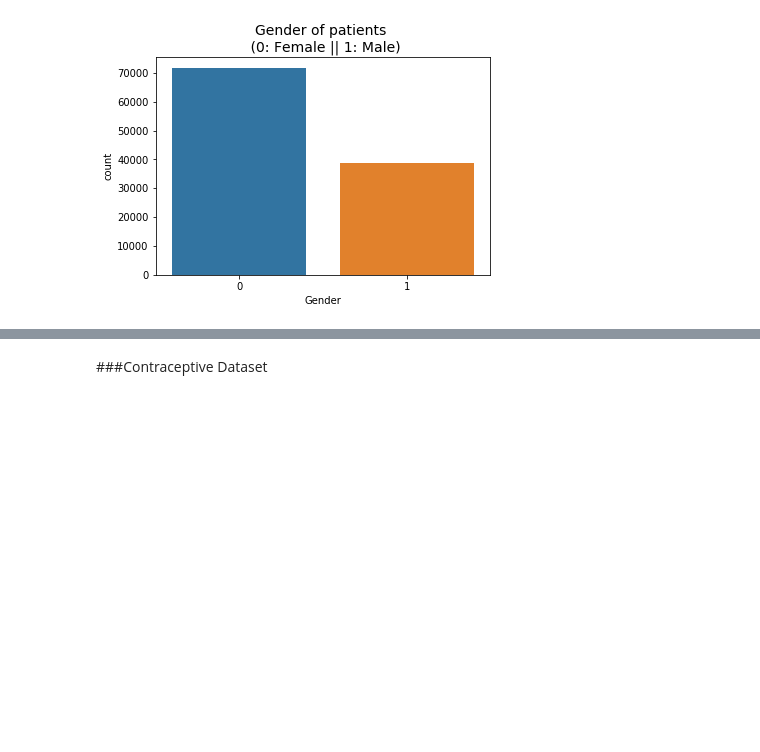
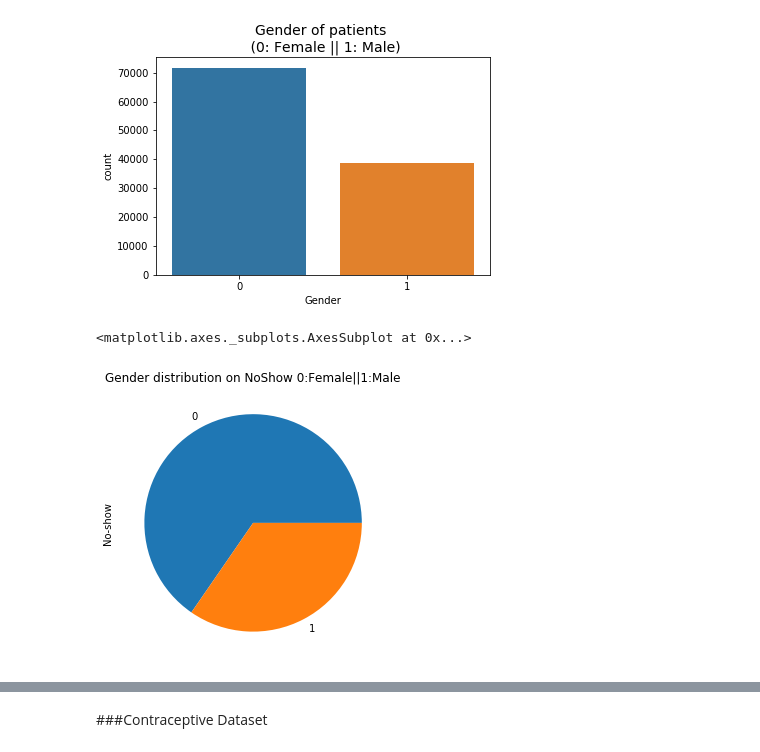
Before and after one commit to thiviyan98/ThiviyanNanthakumarCE888, a Jupyter notebook: Assignment1/Assignment1.ipynb, the cells around one changed output, grey strips where cells are left out. Saved outputs shown, nothing was run; the diff lists cells and outputs as text; code cells hidden in the pictures; blank space fills up the shorter version.

```diff
--- a/Assignment1/Assignment1.ipynb
+++ b/Assignment1/Assignment1.ipynb
@@ -470,4 +554,12 @@ sns.countplot("Gender",data=medicaldf)
 # %% [output]
 <matplotlib.axes._subplots.AxesSubplot at 0x...>
 [figure]
+# %%
+#Gender No Show relationship
+gendernoshow=medicaldf.groupby('Gender').sum()['No-show']
+
+gendernoshow.plot.pie(figsize=(5,5),title='Gender distribution on NoShow 0:Female||1:Male')
+# %% [output]
+<matplotlib.axes._subplots.AxesSubplot at 0x...>
+[figure, added]
 # %%
```
Also changed, not shown: parts of 40 cells of this notebook.
